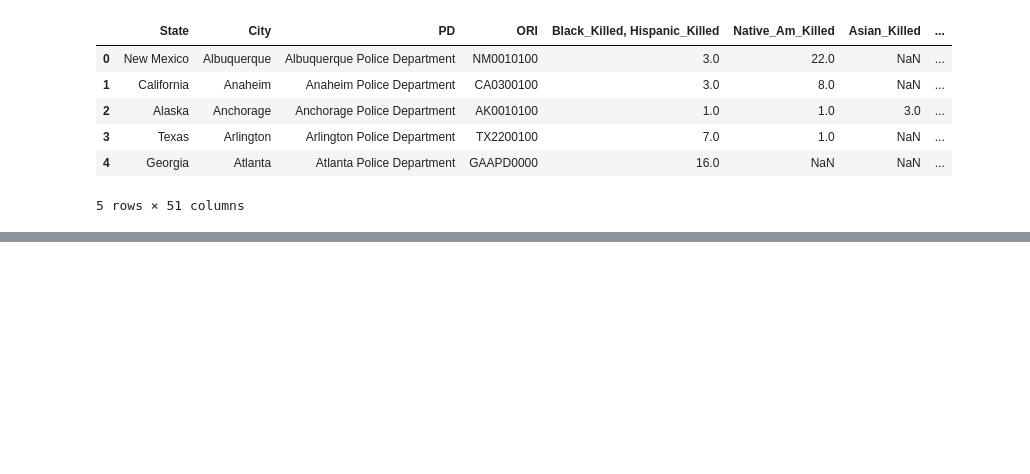
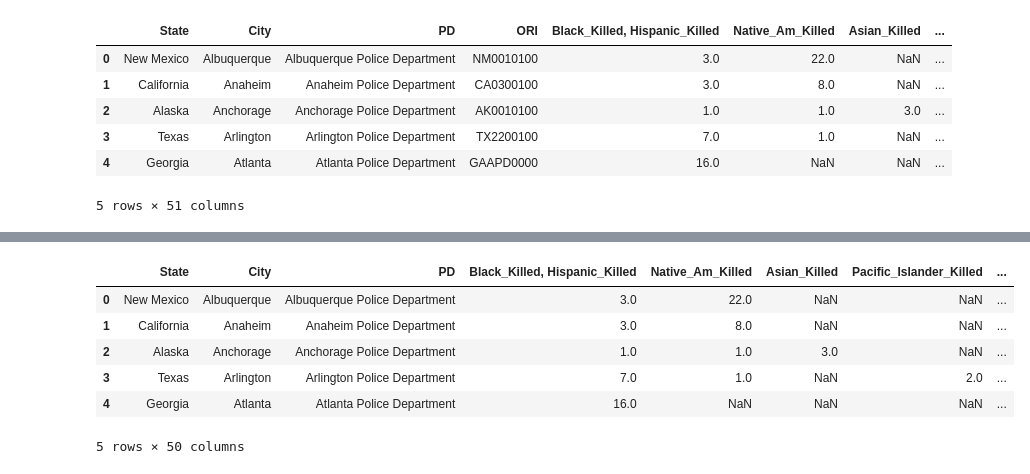
Before and after one commit to TamaraGR/Police_Violence_Analysis, a Jupyter notebook: Machine_Learning_Model_Mockup.ipynb, the cells around one changed output, grey strips where cells are left out. Cells and saved outputs as stored; diff of their text form; code cells hidden in the pictures; blank space fills up the shorter version.

```diff
--- a/Machine_Learning_Model_Mockup.ipynb
+++ b/Machine_Learning_Model_Mockup.ipynb
@@ -113,3 +117,15 @@ Column Killings_by_Police_per_10k_Arrests has 8 null values
 # Replace object NaNs with 'unknown'
 # %%
 # Replace float64 NaNs with '0'
+# %%
+# Drop unnecessary columns
+del killings_df['ORI']
+killings_df.head()
+# %% [output]
+|  | State | City | PD | Black_Killed, Hispanic_Killed | Native_Am_Killed | Asian_Killed | Pacific_Islander_Killed | ... |
+| 0 | New Mexico | Albuquerque | Albuquerque Police Department | 3.0 | 22.0 | NaN | NaN | ... |
+| 1 | California | Anaheim | Anaheim Police Department | 3.0 | 8.0 | NaN | NaN | ... |
+| 2 | Alaska | Anchorage | Anchorage Police Department | 1.0 | 1.0 | 3.0 | NaN | ... |
+| 3 | Texas | Arlington | Arlington Police Department | 7.0 | 1.0 | NaN | 2.0 | ... |
+| 4 | Georgia | Atlanta | Atlanta Police Department | 16.0 | NaN | NaN | NaN | ... |
+5 rows × 50 columns
```
Also changed, not shown: parts of 9 cells of this notebook, 3 other files.
